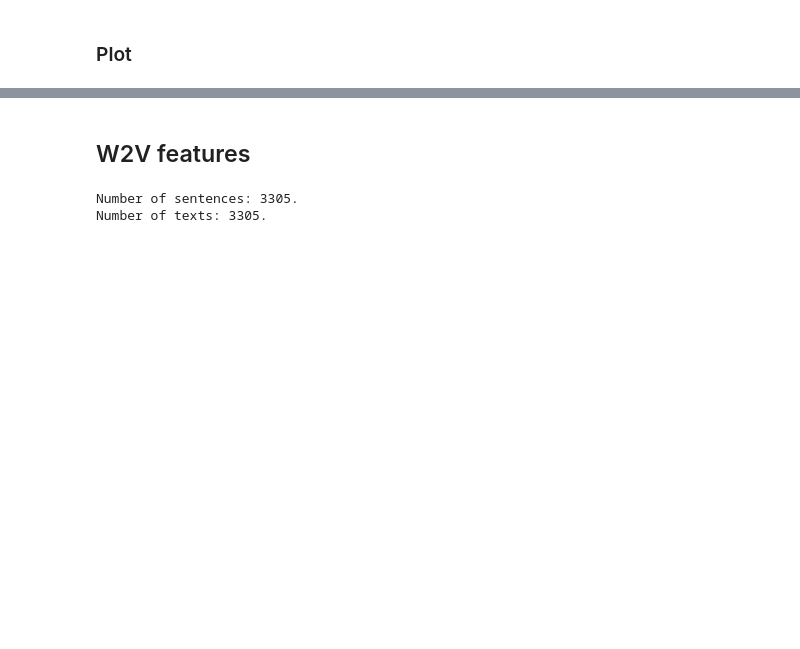
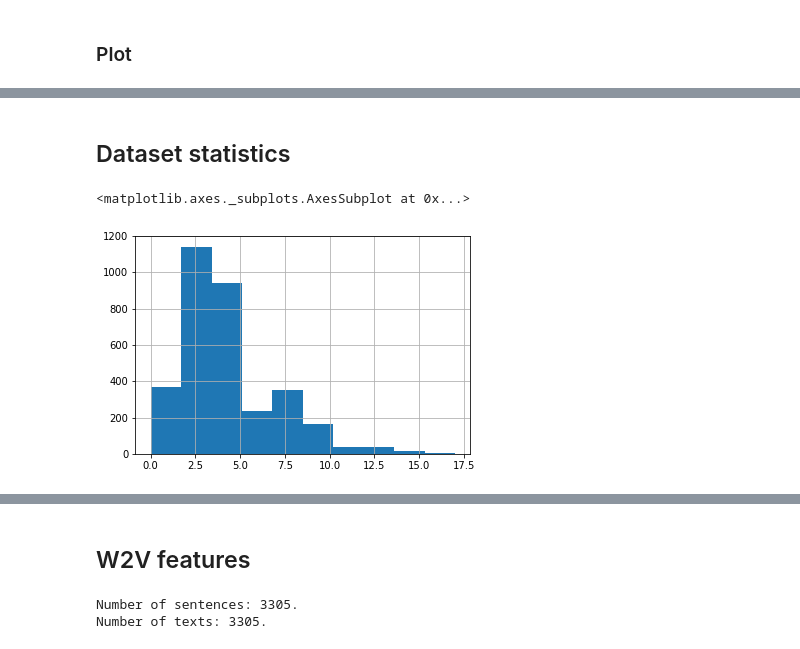
Before and after one commit to pasana/paradec, a Jupyter notebook: debut-en.ipynb, the cells around one changed output, grey strips where cells are left out. Cells and saved outputs as stored; diff of their text form; code cells hidden in the pictures; blank space fills up the shorter version.

```diff
--- a/debut-en.ipynb
+++ b/debut-en.ipynb
@@ -88,6 +63,2 @@ Found 1880 words.
 # %%
-#Make a BOW for every document
-def document_to_bow(df):
-    df['bow'] = list(map(lambda doc: dictionary.doc2bow(doc), df.stemmed_text))
-
-document_to_bow(data)
+data['bow'] = list(map(lambda doc: dictionary.doc2bow(doc), data.clean_text))
@@ -137,5 +103,5 @@ ax.set_title("Document Frequencies (Number of documents a word appears in)", fon
 # %%
-data['len'] = data['stemmed_text'].apply(len)
+data['len'] = data.clean_text.apply(len)
 # %%
 data[data['len']==0].groupby(['intent']).count()['text'].sort_values(ascending=False)
 # %% [output]
@@ -146,0 +129,7 @@ len(data), data[data['len']==0]['text'].count()
+# %% [markdown]
+## Dataset statistics
+# %%
+data.tokenized_text.apply(len).hist()
+# %% [output]
+<matplotlib.axes._subplots.AxesSubplot at 0x...>
+[figure, added]
```
Also changed, not shown: parts of 22 cells of this notebook, 11 other files.
